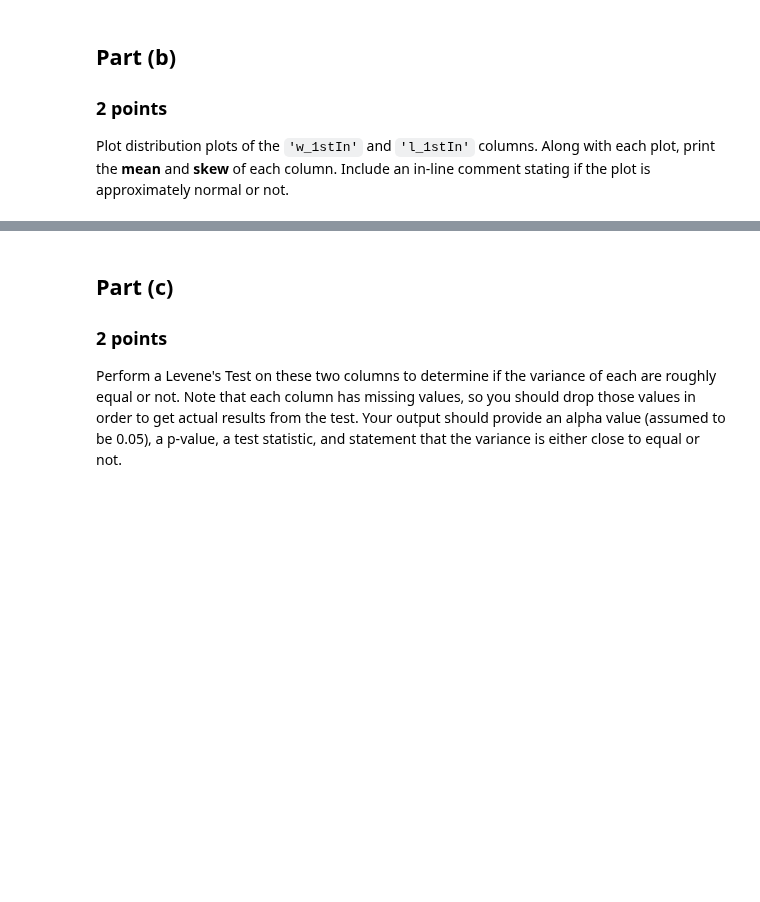
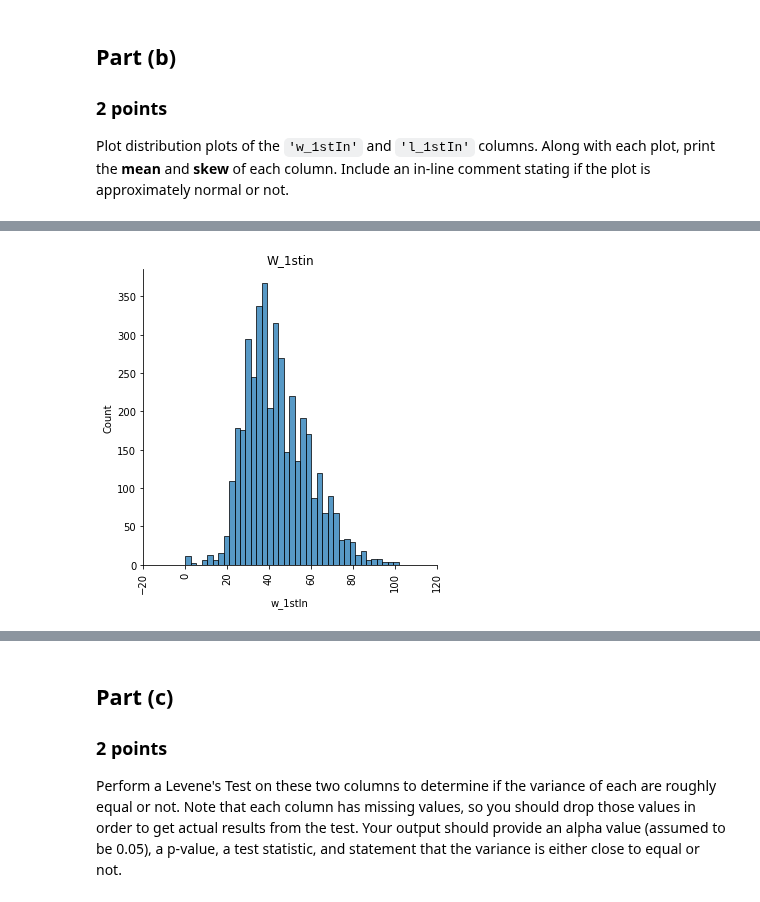
Before and after one commit to DuncanFerguson/GITHUB_REPOSITORY, a Jupyter notebook: DU_MSDS/Data Science Tools 1/Final_Assignment/Duncan_Ferguson_Final Assignment.ipynb, the cells around one changed output, grey strips where cells are left out. Drawn from its saved outputs; the diff is of its cells as text; code cells hidden in the pictures; blank space fills up the shorter version.

```diff
--- a/DU_MSDS/Data Science Tools 1/Final_Assignment/Duncan_Ferguson_Final Assignment.ipynb
+++ b/DU_MSDS/Data Science Tools 1/Final_Assignment/Duncan_Ferguson_Final Assignment.ipynb
@@ -383,0 +368,7 @@ cut_wta# YOUR CODE HERE
+# %%
+plot = sns.displot(data=cut_wta.w_1stIn)
+plot.set_xticklabels(rotation=90)
+plot.tight_layout()
+plt.title("W_1stin");
+# %% [output]
+[figure, added]
```
Also changed, not shown: parts of 2 cells of this notebook, 1 other file.
